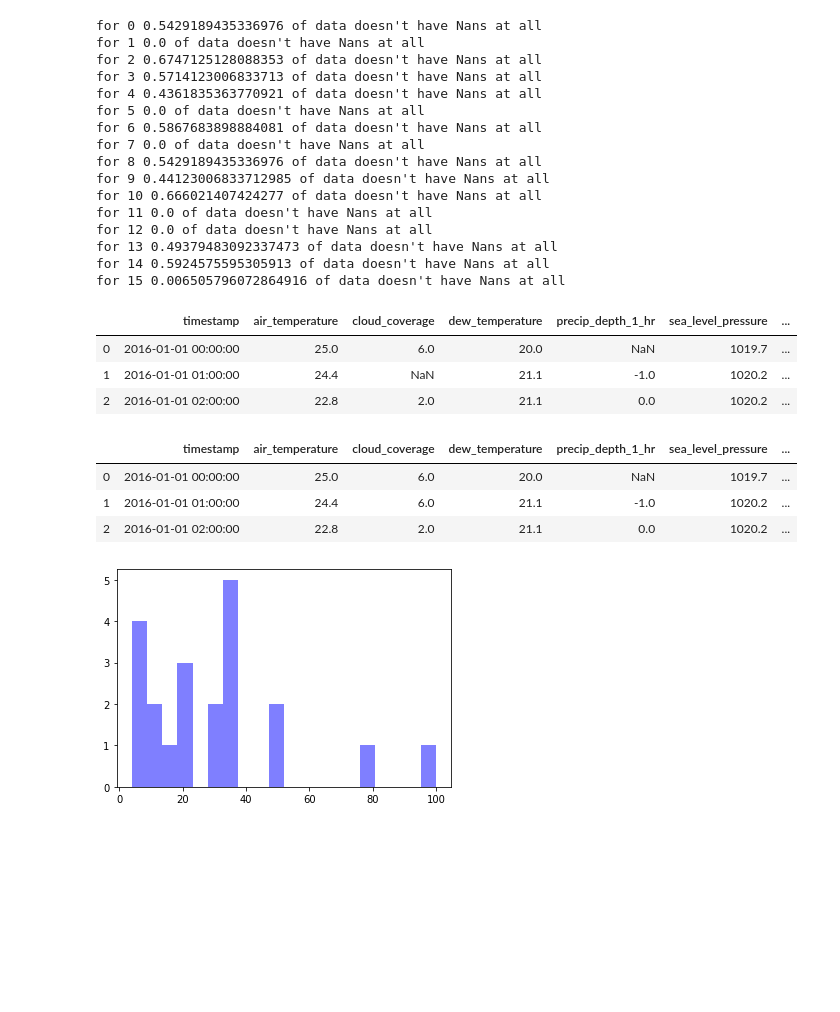
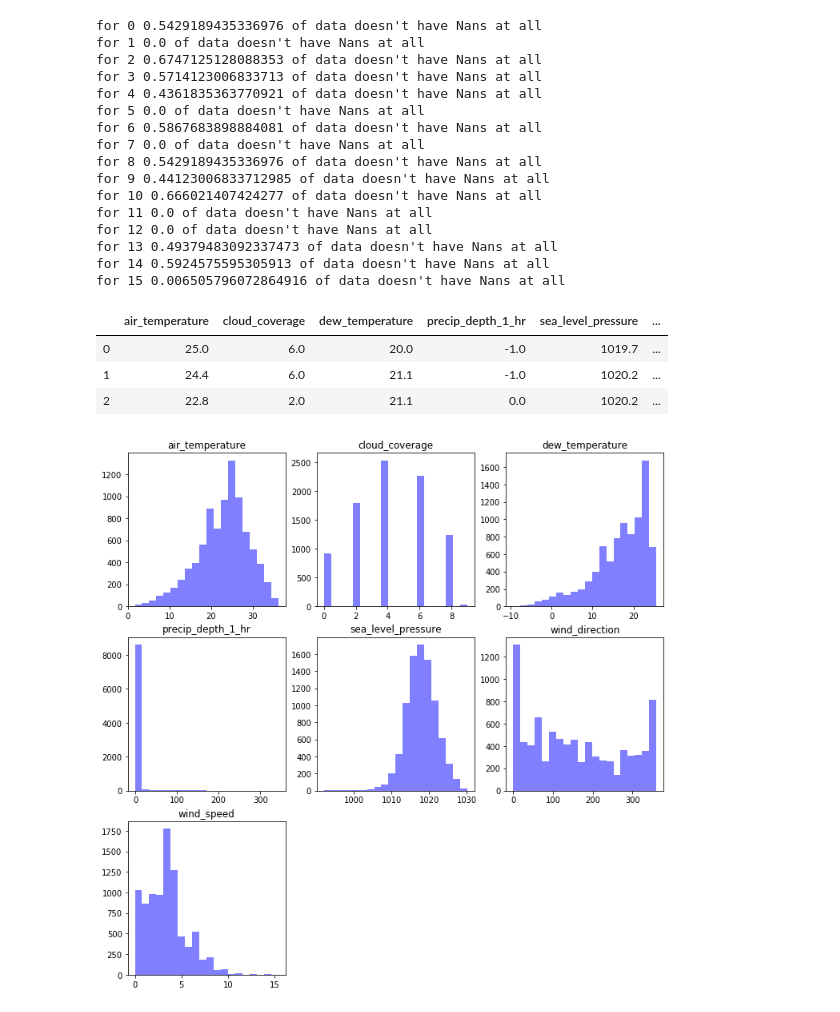
Before and after one commit to Markfryazino/ASHRAE-AMI-number, a Jupyter notebook: Data analysis and Linear Regression.ipynb, the cells around one changed output. Drawn from its saved outputs; the diff is of its cells as text; code cells hidden in the pictures; blank space fills up the shorter version.

```diff
--- a/Data analysis and Linear Regression.ipynb
+++ b/Data analysis and Linear Regression.ipynb
@@ -100,30 +100,32 @@ for 12 0.0 of data doesn't have Nans at all
 for 13 0.49379483092337473 of data doesn't have Nans at all
 for 14 0.5924575595305913 of data doesn't have Nans at all
 for 15 0.006505796072864916 of data doesn't have Nans at all
-# %%
-testing_site_id = weather_train[weather_train['site_id'] == 0].drop('site_id', axis=1)
-testing_site_id.head(3)
-# %% [output]
-|  | timestamp | air_temperature | cloud_coverage | dew_temperature | precip_depth_1_hr | sea_level_pressure | ... |
-| 0 | 2016-01-01 00:00:00 | 25.0 | 6.0 | 20.0 | NaN | 1019.7 | ... |
-| 1 | 2016-01-01 01:00:00 | 24.4 | NaN | 21.1 | -1.0 | 1020.2 | ... |
-| 2 | 2016-01-01 02:00:00 | 22.8 | 2.0 | 21.1 | 0.0 | 1020.2 | ... |
-# %%
-fillna_by_time(testing_site_id, 'cloud_coverage').head(3)
-# %% [output]
-|  | timestamp | air_temperature | cloud_coverage | dew_temperature | precip_depth_1_hr | sea_level_pressure | ... |
-| 0 | 2016-01-01 00:00:00 | 25.0 | 6.0 | 20.0 | NaN | 1019.7 | ... |
-| 1 | 2016-01-01 01:00:00 | 24.4 | 6.0 | 21.1 | -1.0 | 1020.2 | ... |
-| 2 | 2016-01-01 02:00:00 | 22.8 | 2.0 | 21.1 | 0.0 | 1020.2 | ... |
-# %%
-# research features for each site_id
-
-# for site_id = 1
-
-#UNFINISHED
-x = [21,22,23,4,5,6,77,8,9,10,31,32,33,34,35,36,37,18,49,50,100]
-num_bins = 20
-n, bins, patches = plt.hist(x, num_bins, facecolor='blue', alpha=0.5)
-plt.show()
-# %% [output]
-[figure, removed]
+# %%
+# research features for each site_id == 0
+# drop time and site_id because they are not useful now
+# (time just shows us the order to sort)
+testing_site_id = weather_train[weather_train['site_id'] == 0].drop('site_id', axis=1)
+for i in testing_site_id.columns[1:]:
+    testing_site_id = fillna_by_time(testing_site_id, i)
+testing_site_id = testing_site_id.drop('timestamp', axis=1)
+
+testing_site_id.head(3)
+# %% [output]
+|  | air_temperature | cloud_coverage | dew_temperature | precip_depth_1_hr | sea_level_pressure | ... |
+| 0 | 25.0 | 6.0 | 20.0 | -1.0 | 1019.7 | ... |
+| 1 | 24.4 | 6.0 | 21.1 | -1.0 | 1020.2 | ... |
+| 2 | 22.8 | 2.0 | 21.1 | 0.0 | 1020.2 | ... |
+# %%
+num_bins = 20
+plt.figure(figsize=(12, 12))
+
+index = 1
+for i in testing_site_id.columns:
+    plt.subplot((len(testing_site_id.columns)+2)//3, 3, index)
+    plt.title(i)
+    n, bins, patches = plt.hist(testing_site_id[i], num_bins, facecolor='blue', alpha=0.5)
+    index += 1
+
+plt.show()
+# %% [output]
+[figure, added]
```
Also changed, not shown: parts of 9 cells of this notebook.
